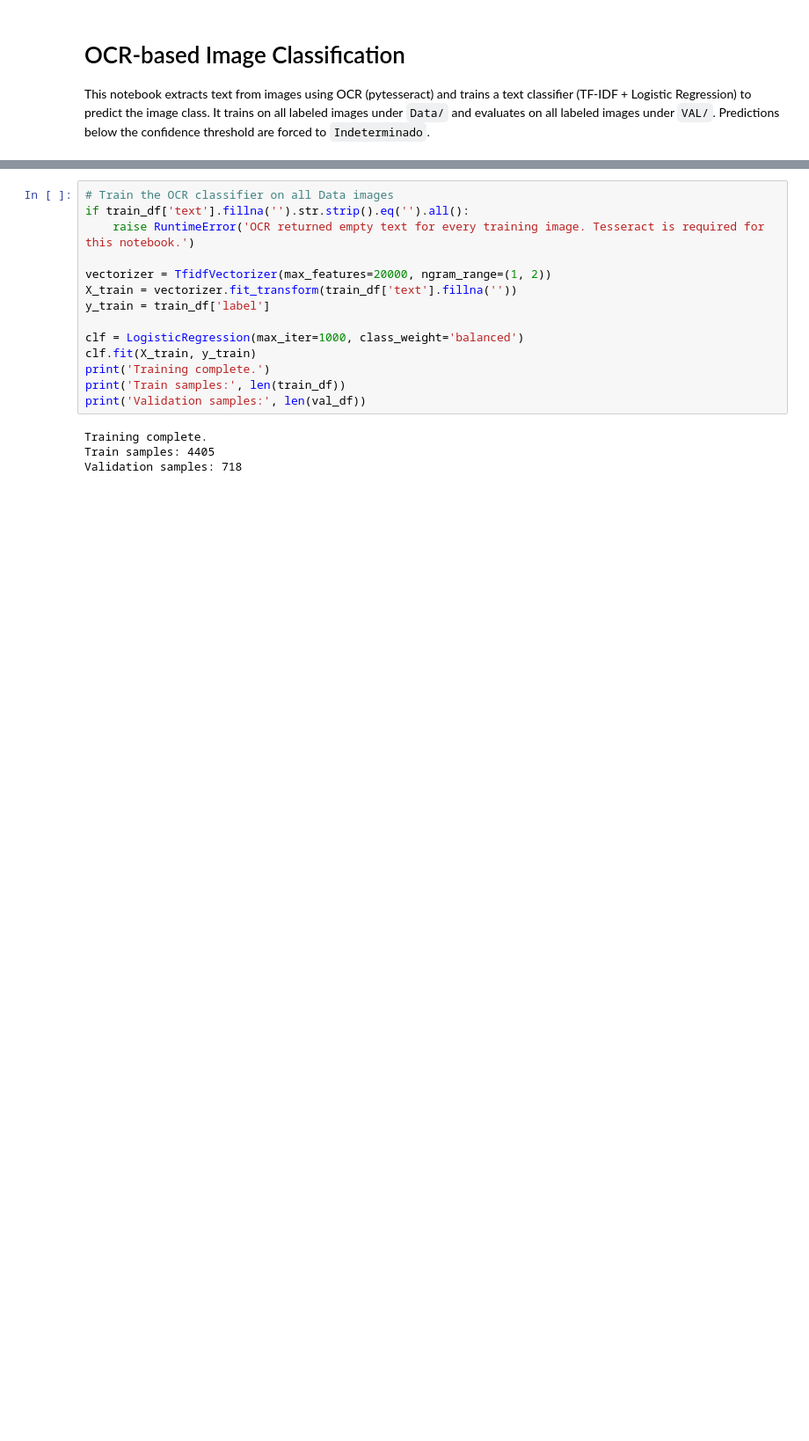
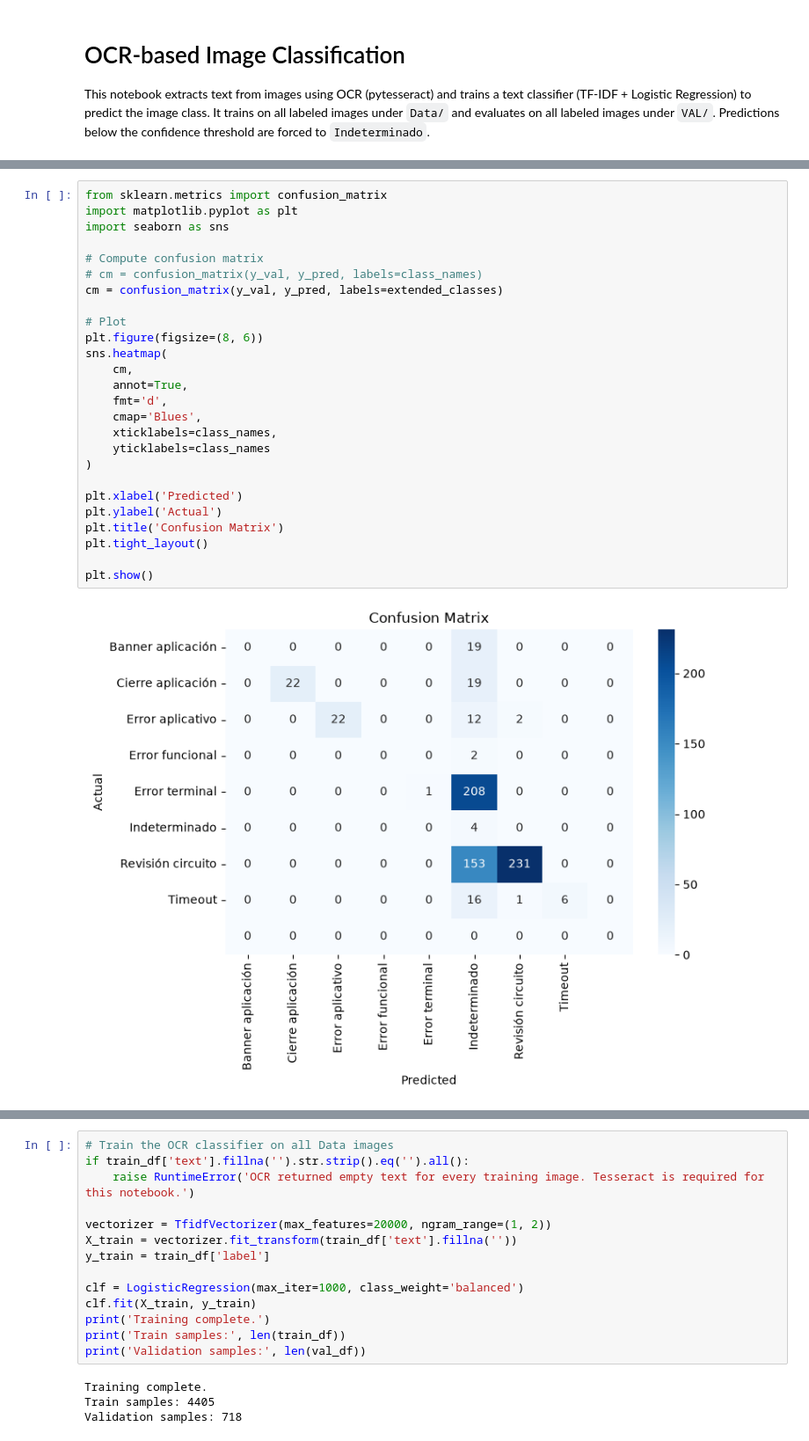
Before and after one commit to IvanBallesteros/TFM, a Jupyter notebook: Model_Notebooks/ocr_model.ipynb, the cells around one changed output, grey strips where cells are left out. Shown at 88% size. Drawn from its saved outputs; the diff is of its cells as text; blank space fills up the shorter version.

```diff
--- a/Model_Notebooks/ocr_model.ipynb
+++ b/Model_Notebooks/ocr_model.ipynb
@@ -172,0 +455,28 @@ KeyboardInterrupt:
+# %%
+from sklearn.metrics import confusion_matrix
+import matplotlib.pyplot as plt
+import seaborn as sns
+
+# Compute confusion matrix
+# cm = confusion_matrix(y_val, y_pred, labels=class_names)
+cm = confusion_matrix(y_val, y_pred, labels=extended_classes)
+
+# Plot
+plt.figure(figsize=(8, 6))
+sns.heatmap(
+    cm,
+    annot=True,
+    fmt='d',
+    cmap='Blues',
+    xticklabels=class_names,
+    yticklabels=class_names
+)
+
+plt.xlabel('Predicted')
+plt.ylabel('Actual')
+plt.title('Confusion Matrix')
+plt.tight_layout()
+
+plt.show()
+# %% [output]
+[figure, added]
```
Also changed, not shown: parts of 16 cells of this notebook, 9 other files.
